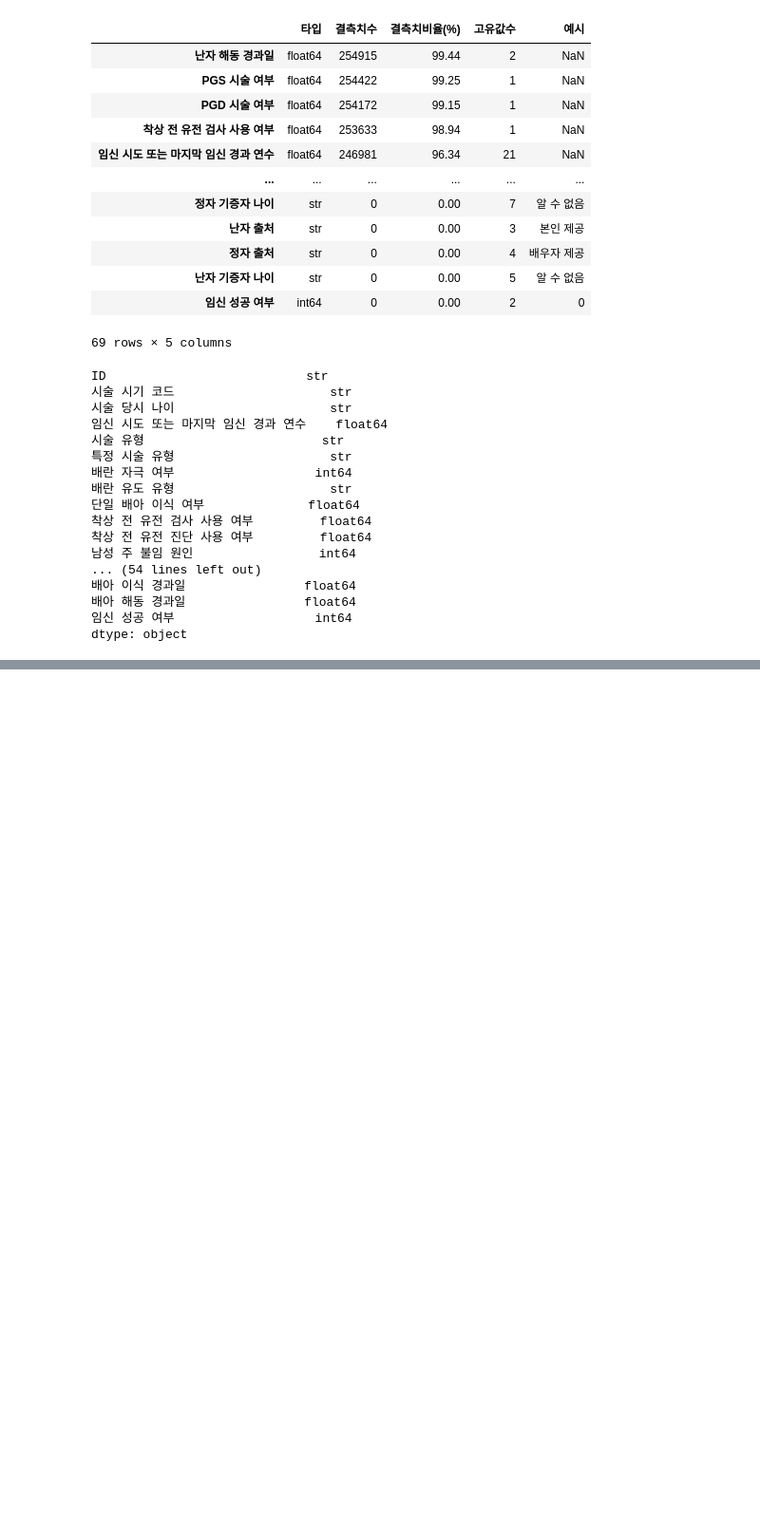
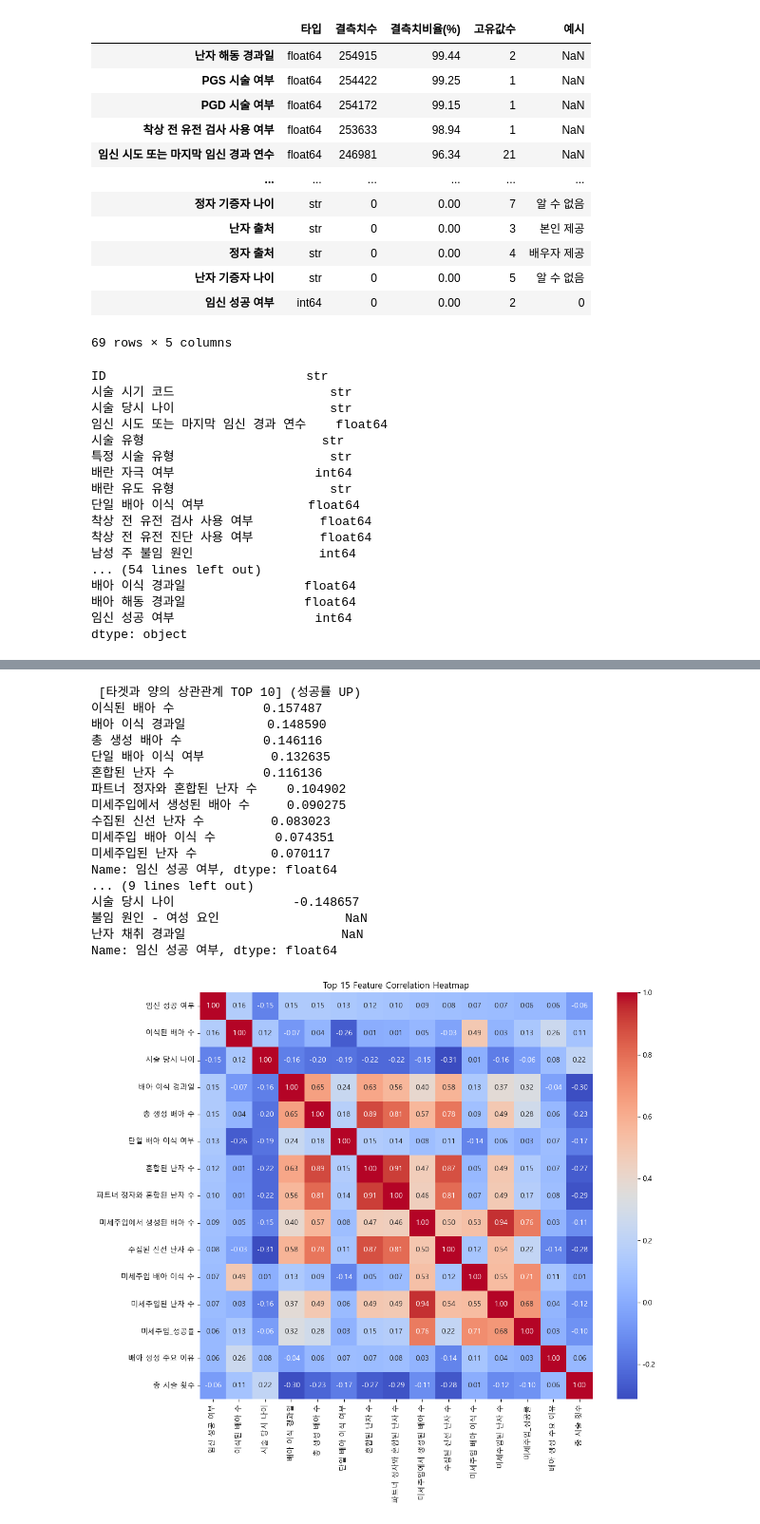
Before and after one commit to yeoul98/pregnancy_prediction_ML-DL, a Jupyter notebook: EDA.ipynb, the cells around one changed output, grey strips where cells are left out. Shown at 95% size. Cells and saved outputs as stored; diff of their text form; code cells hidden in the pictures; blank space fills up the shorter version.

```diff
--- a/EDA.ipynb
+++ b/EDA.ipynb
@@ -76,0 +146,46 @@ dtype: object
+# %%
+import matplotlib.pyplot as plt
+import seaborn as sns
+
+# 한글 폰트 깨짐 방지 (윈도우 환경)
+plt.rcParams['font.family'] = 'Malgun Gothic'
+plt.rcParams['axes.unicode_minus'] = False
+
+# 타겟(임신 성공 여부)과의 상관계수 계산
+corr = train.corr()
+target_corr = corr['임신 성공 여부'].sort_values(ascending=False)
+
+print(" [타겟과 양의 상관관계 TOP 10] (성공률 UP)")
+print(target_corr.head(11).drop('임신 성공 여부'))
+print("\n [타겟과 음의 상관관계 TOP 10] (성공률 DOWN)")
+print(target_corr.tail(10))
+
+# 다중공선성(Collinearity) 확인 (우리가 횟수 컬럼을 드랍한 이유)
+if '총 시술 횟수' in corr.columns and 'IVF 시술 횟수' in corr.columns:
+    print(f"\n 다중공선성 확인 (총 시술 횟수 vs IVF 시술 횟수): {corr.loc['총 시술 횟수', 'IVF 시술 횟수']:.4f}")
+
+# 상위 15개 피처 히트맵 시각화
+top_features = abs(target_corr).sort_values(ascending=False).head(15).index
+plt.figure(figsize=(12, 10))
+sns.heatmap(train[top_features].corr(), annot=True, cmap='coolwarm', fmt=".2f")
+plt.title('Top 15 Feature Correlation Heatmap')
+plt.show()
+# %% [output]
+ [타겟과 양의 상관관계 TOP 10] (성공률 UP)
+이식된 배아 수            0.157487
+배아 이식 경과일           0.148590
+총 생성 배아 수           0.146116
+단일 배아 이식 여부         0.132635
+혼합된 난자 수            0.116136
+파트너 정자와 혼합된 난자 수    0.104902
+미세주입에서 생성된 배아 수     0.090275
+수집된 신선 난자 수         0.083023
+미세주입 배아 이식 수        0.074351
+미세주입된 난자 수          0.070117
+Name: 임신 성공 여부, dtype: float64
+... (9 lines left out)
+시술 당시 나이                -0.148657
+불임 원인 - 여성 요인                 NaN
+난자 채취 경과일                     NaN
+Name: 임신 성공 여부, dtype: float64
+[figure, added]
```
Also changed, not shown: parts of 4 cells of this notebook, 4 other files.
